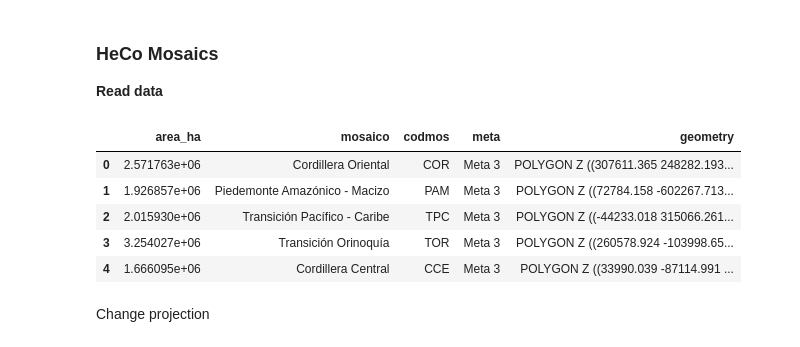
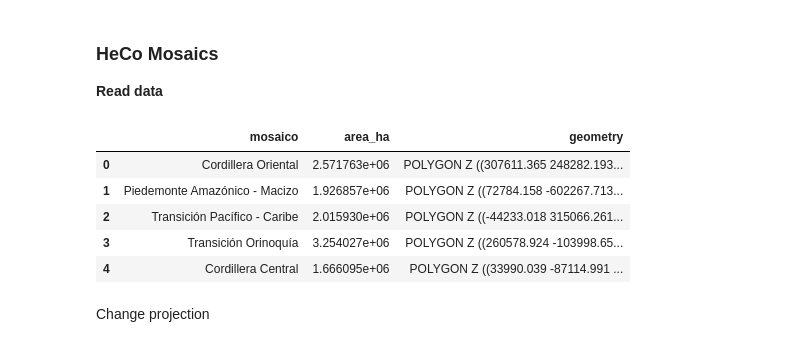
Before and after one commit to Vizzuality/heco-invest, a Jupyter notebook: data/notebooks/Lab/01_Sustainability_Scores.ipynb, the cells around one changed output. Saved outputs shown, nothing was run; the diff lists cells and outputs as text; code cells hidden in the pictures.

```diff
--- a/data/notebooks/Lab/01_Sustainability_Scores.ipynb
+++ b/data/notebooks/Lab/01_Sustainability_Scores.ipynb
@@ -254,15 +252,16 @@ colombia.to_file('../../datasets/processed/colombia.geojson', driver='GeoJSON')
 **Read data**
 # %%
 mosaics = gpd.read_file(f'../../datasets/raw/Meta_3_HeCO_Mc_Shapefiles/Meta_3_HeCo_Mosaicos_Consevación.shp')
+mosaics = mosaics[['MOSAICO', 'Area_Ha', 'geometry']]
 mosaics.columns= mosaics.columns.str.lower()
 mosaics.head()
 # %% [output]
-|  | area_ha | mosaico | codmos | meta | geometry |
-| 0 | 2.571763e+06 | Cordillera Oriental | COR | Meta 3 | POLYGON Z ((307611.365 248282.193... |
-| 1 | 1.926857e+06 | Piedemonte Amazónico - Macizo | PAM | Meta 3 | POLYGON Z ((72784.158 -602267.713... |
-| 2 | 2.015930e+06 | Transición Pacífico - Caribe | TPC | Meta 3 | POLYGON Z ((-44233.018 315066.261... |
-| 3 | 3.254027e+06 | Transición Orinoquía | TOR | Meta 3 | POLYGON Z ((260578.924 -103998.65... |
-| 4 | 1.666095e+06 | Cordillera Central | CCE | Meta 3 | POLYGON Z ((33990.039 -87114.991 ... |
+|  | mosaico | area_ha | geometry |
+| 0 | Cordillera Oriental | 2.571763e+06 | POLYGON Z ((307611.365 248282.193... |
+| 1 | Piedemonte Amazónico - Macizo | 1.926857e+06 | POLYGON Z ((72784.158 -602267.713... |
+| 2 | Transición Pacífico - Caribe | 2.015930e+06 | POLYGON Z ((-44233.018 315066.261... |
+| 3 | Transición Orinoquía | 3.254027e+06 | POLYGON Z ((260578.924 -103998.65... |
+| 4 | Cordillera Central | 1.666095e+06 | POLYGON Z ((33990.039 -87114.991 ... |
 # %% [markdown]
 Change projection
 # %%
```
Also changed, not shown: parts of 23 cells of this notebook.
